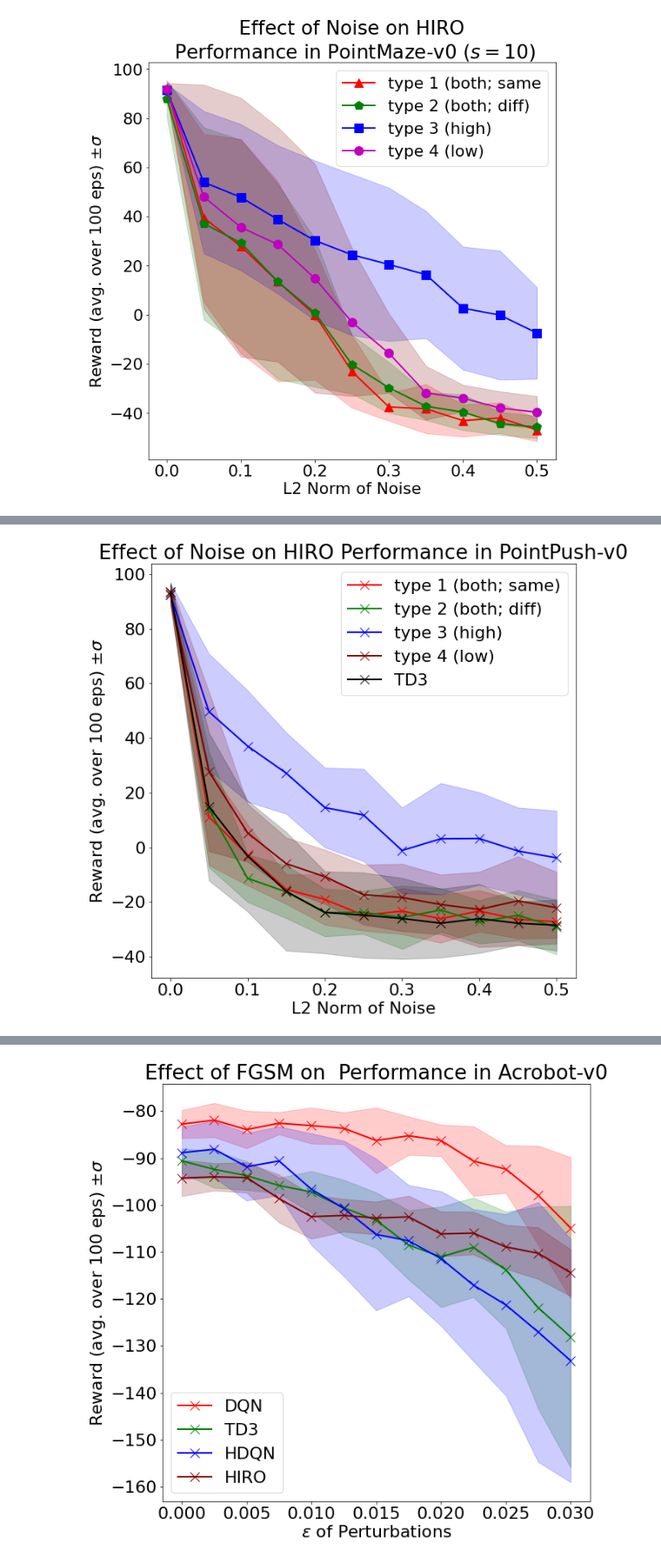
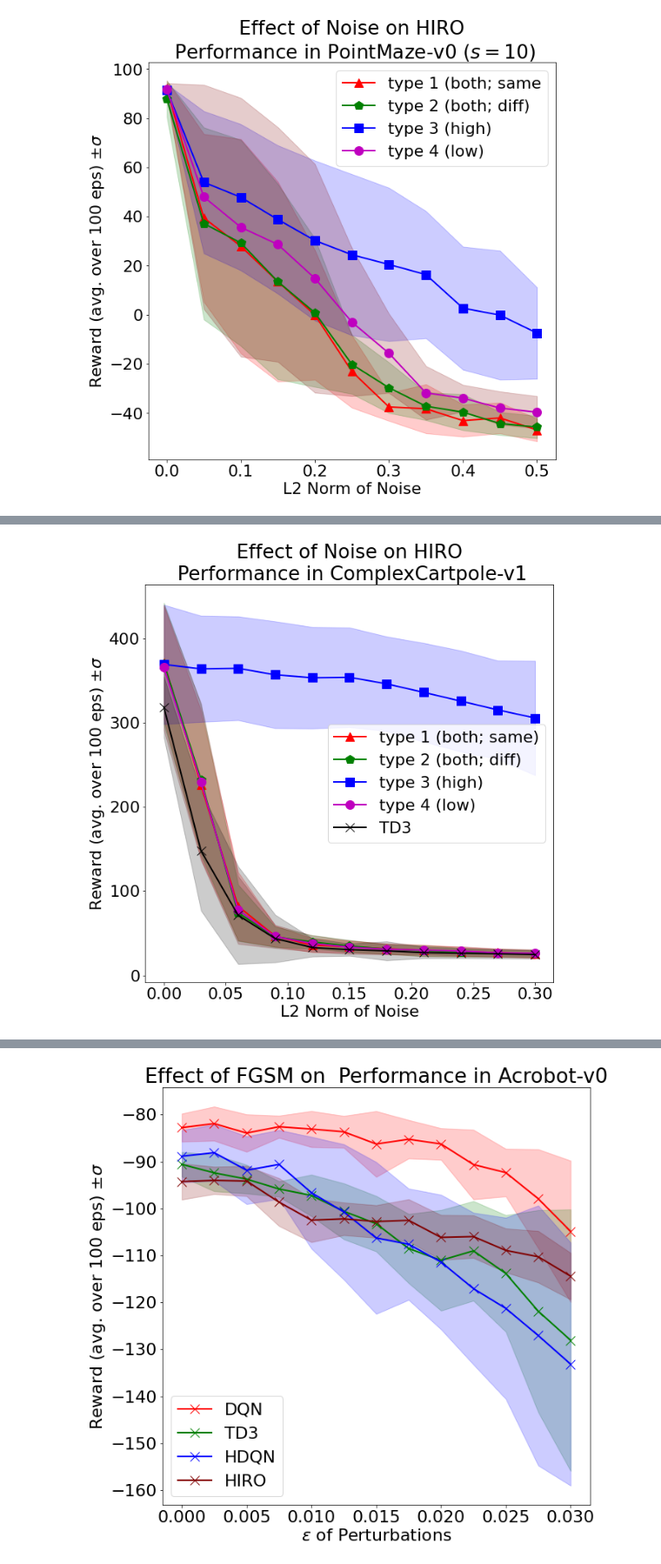
Before and after one commit to Davidobot/adversarial_hrl, a Jupyter notebook: plotting/plotting.ipynb, the cells around one changed output, grey strips where cells are left out. Shown at 87% size. Drawn from its saved outputs; the diff is of its cells as text; code cells hidden in the pictures.

Commit message:
- plotting notebook update

```diff
--- a/plotting/plotting.ipynb
+++ b/plotting/plotting.ipynb
@@ -39,12 +39,12 @@ plt.show()
 # %% [output]
 [figure]
 # %%
-def plot_norms(env_name, attack_type, episodes, model_name="", xlabel=None):
+def plot_norms(env_name, attack_type, episodes, model_name="", xlabel=None, ylabel=None, performance="Performance"):
     plt.figure(2, figsize=(10,10))
 
-    plt.title(f"Effect of {attack_type} on {model_name} Performance in {env_name}")
+    plt.title(f"Effect of {attack_type} on {model_name} {performance} in {env_name}")
     plt.xlabel('L2 Norm of Noise' if xlabel is None else xlabel)
-    plt.ylabel('Reward (avg. over 100 eps) $\pm \sigma$')
+    plt.ylabel('Reward (avg. over 100 eps) $\pm \sigma$' if ylabel is None else ylabel)
 
     for ep, fmt, color, label in episodes:
         x, ys = np.array(list(ep.keys())).astype(np.float), np.array(list(ep.values()))
@@ -345,13 +406,21 @@ for scale in [6, 8, 10]:
 # %%
-eps = json.load(open(f"pointpush/noise/new_hiro_episodes.json"))
-td3_eps = json.load(open(f"pointpush/noise/new_td3_episodes.json"))
+import json
+eps = json.load(open(f"others/complex_cartpole/noise_agreement/feudal_hiro_episodes.json"))
+td3_eps = json.load(open(f"others/complex_cartpole/noise_agreement/td3_episodes.json"))
 
-plot_norms("PointPush-v0", "Noise", [\
-    (eps['both_same'], "red", "type 1 (both; same)"),\
-    (eps['both'], "green", "type 2 (both; diff)"),\
-    (eps['goal_only'], "blue", "type 3 (high)"),\
-    (eps['action_only'], "maroon", "type 4 (low)"),\
-    (td3_eps, "black", "TD3")
-   ], "HIRO")
+for i in eps.keys():
+    for ii in eps[i].keys():
+        eps[i][ii] = [x[1] for x in eps[i][ii]]
+for i in td3_eps.keys():
+    td3_eps[i] = [x[1] for x in td3_eps[i]]
+
+plot_norms("ComplexCartpole-v1", "Noise", [\
+    (eps['both_same'], "-r^", "red", "type 1 (both; same)"),\
+    (eps['both'], "-gp", "green", "type 2 (both; diff)"),\
+    (eps['goal_only'], "-bs", "blue", "type 3 (high)"),\
+    (eps['action_only'], "-mo", "maroon", "type 4 (low)"),\
+    (td3_eps, "-kx", "black", "TD3"),\
+   ], "HIRO\n")
+plt.savefig(f"complexcartpole_noise_hiro.png", format='png', bbox_inches = "tight")
 # %% [output]
-[figure, old version]
+[figure, new version]
```
Also changed, not shown: parts of 7 cells of this notebook.
